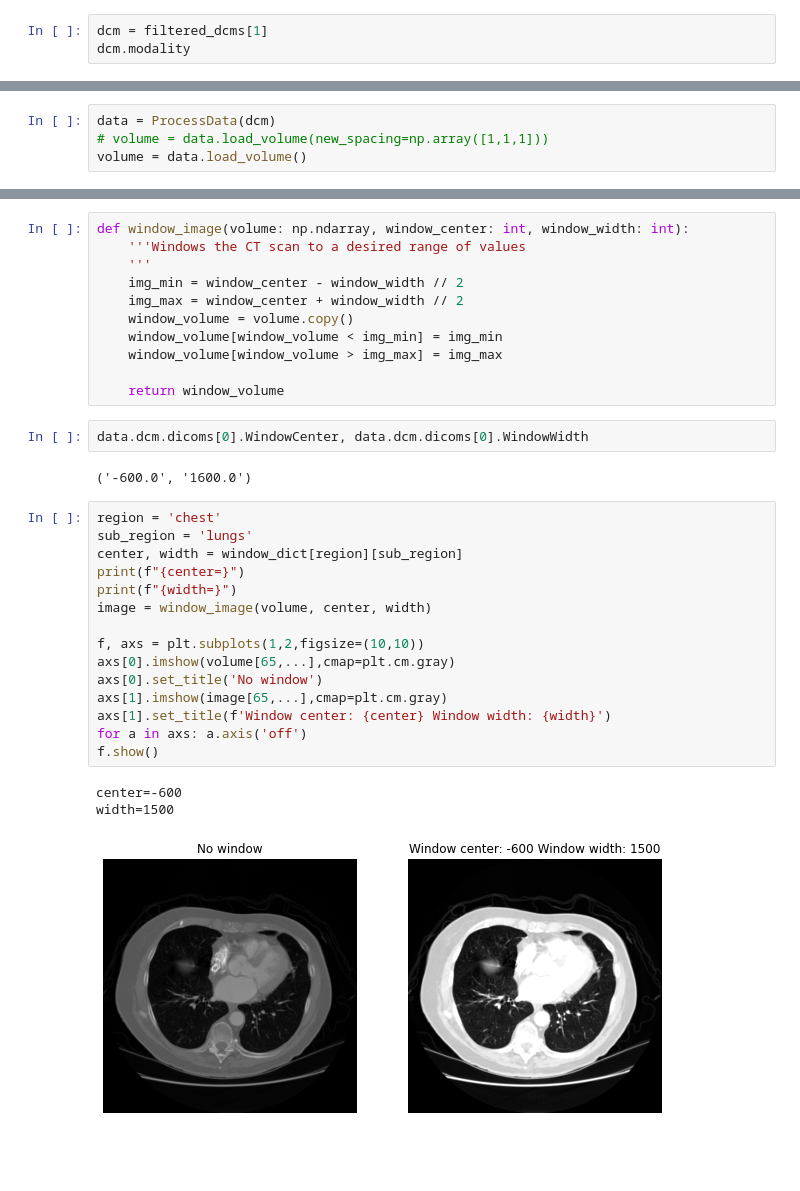
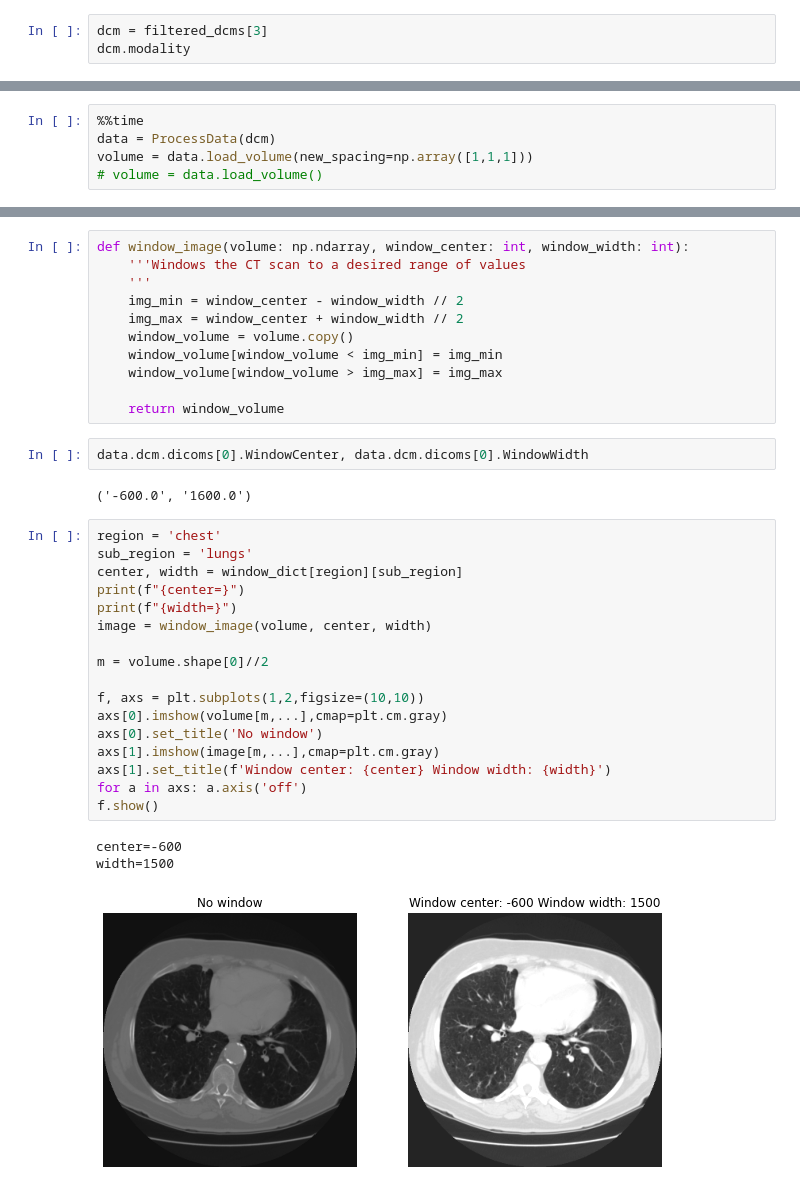
Before and after one commit to evandros-ks/fastblog, a Jupyter notebook: _notebooks/2022-04-21-Medical_Image_Preprocessing.ipynb, the cells around one changed output, grey strips where cells are left out. Cells and saved outputs as stored; diff of their text form; blank space fills up the shorter version.

```diff
--- a/_notebooks/2022-04-21-Medical_Image_Preprocessing.ipynb
+++ b/_notebooks/2022-04-21-Medical_Image_Preprocessing.ipynb
@@ -215,11 +219,12 @@ class ProcessData:
         _pixel_spacing = (slice_thickness,) + yx_spacing
         return np.array(_pixel_spacing)
 # %%
-dcm = filtered_dcms[1]
+dcm = filtered_dcms[3]
 dcm.modality
 # %% [output]
 'CT'
 # %%
+%%time
 data = ProcessData(dcm)
-# volume = data.load_volume(new_spacing=np.array([1,1,1]))
-volume = data.load_volume()
+volume = data.load_volume(new_spacing=np.array([1,1,1]))
+# volume = data.load_volume()
@@ -295,26 +303,28 @@ def window_image(volume: np.ndarray, window_center: int, window_width: int):
     window_volume[window_volume > img_max] = img_max
 
     return window_volume
-# %%
-data.dcm.dicoms[0].WindowCenter, data.dcm.dicoms[0].WindowWidth
-# %% [output]
-('-600.0', '1600.0')
+# %%
+data.dcm.dicoms[0].WindowCenter, data.dcm.dicoms[0].WindowWidth
+# %% [output]
+('-600.0', '1600.0')
 # %%
 region = 'chest'
 sub_region = 'lungs'
 center, width = window_dict[region][sub_region]
 print(f"{center=}")
 print(f"{width=}")
 image = window_image(volume, center, width)
 
+m = volume.shape[0]//2
+
 f, axs = plt.subplots(1,2,figsize=(10,10))
-axs[0].imshow(volume[65,...],cmap=plt.cm.gray)
+axs[0].imshow(volume[m,...],cmap=plt.cm.gray)
 axs[0].set_title('No window')
-axs[1].imshow(image[65,...],cmap=plt.cm.gray)
+axs[1].imshow(image[m,...],cmap=plt.cm.gray)
 axs[1].set_title(f'Window center: {center} Window width: {width}')
 for a in axs: a.axis('off')
 f.show()
 # %% [output]
 center=-600
 width=1500
-[figure, old version]
+[figure, new version]
```
Also changed, not shown: parts of 12 cells of this notebook.
